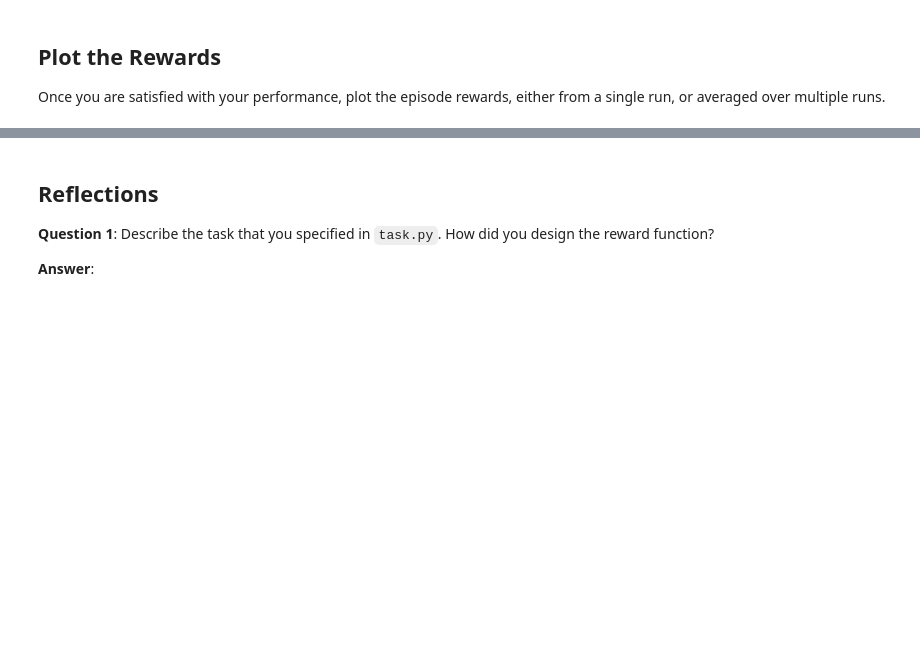
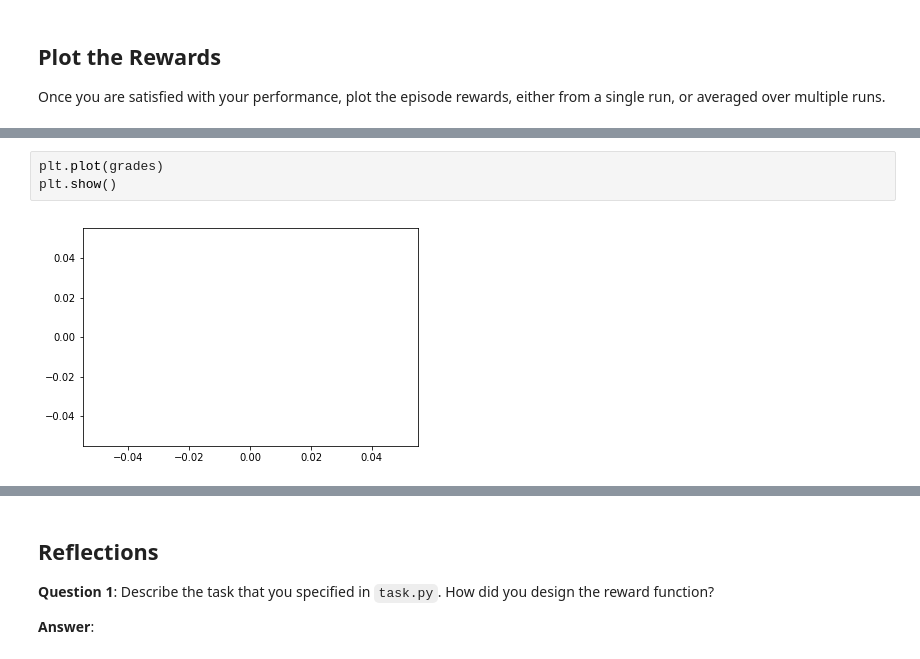
Before and after one commit to racersmith/RL_Quadcopter_2, a Jupyter notebook: Quadcopter_Project.ipynb, the cells around one changed output, grey strips where cells are left out. Saved outputs shown, nothing was run; the diff lists cells and outputs as text; blank space fills up the shorter version.

```diff
--- a/Quadcopter_Project.ipynb
+++ b/Quadcopter_Project.ipynb
@@ -377,3 +461,8 @@ plt.show()
+# %%
+plt.plot(grades)
+plt.show()
+# %% [output]
+[figure, added]
 # %%
 results = util.log_run(agent, 'DDPG.csv')
 util.plot_run(results)
```
Also changed, not shown: parts of 11 cells of this notebook, 5 other files.
